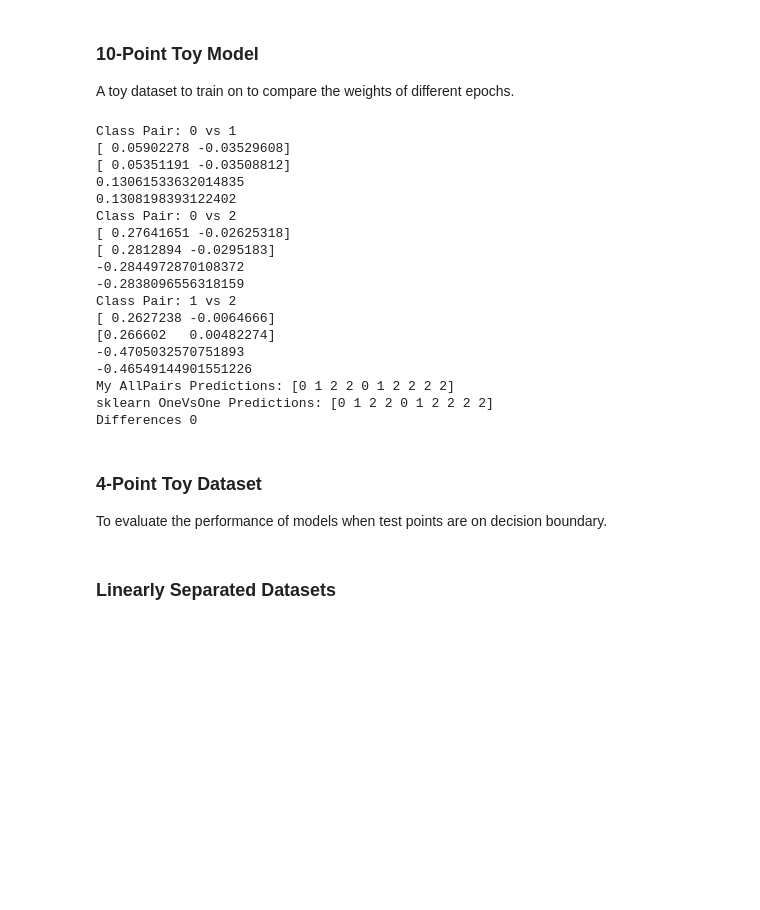
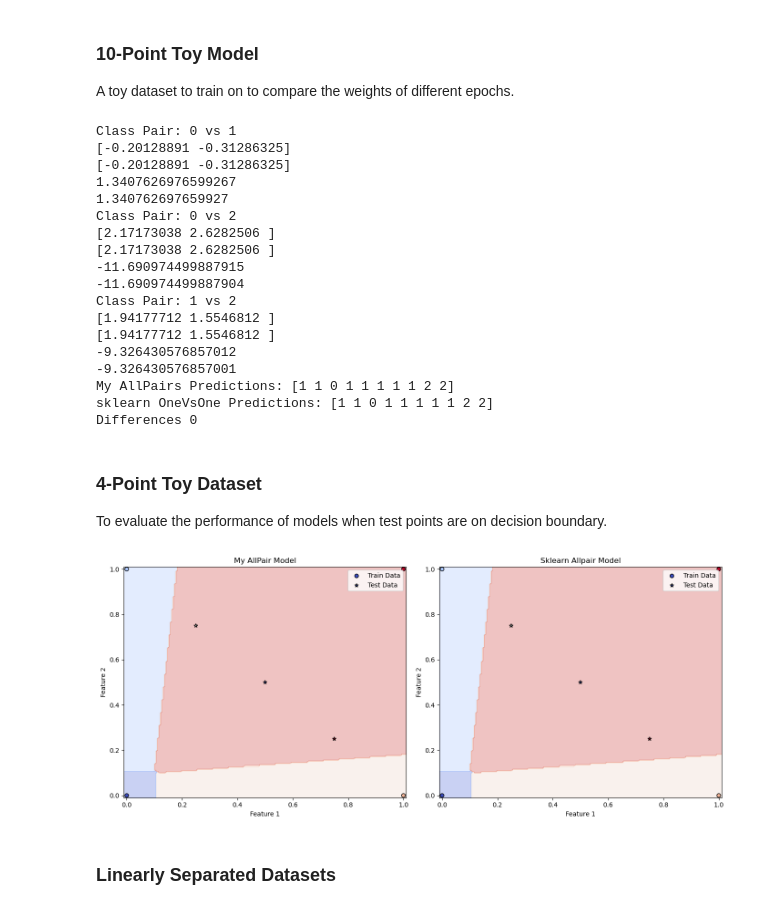
Before and after one commit to hyukahn16/data2060-final-project, a Jupyter notebook: project.ipynb, the cells around one changed output. Saved outputs shown, nothing was run; the diff lists cells and outputs as text; code cells hidden in the pictures; blank space fills up the shorter version.

Commit message:
update tie breaker strategy in Allpairs, fix test

```diff
--- a/project.ipynb
+++ b/project.ipynb
@@ -688,7 +679,7 @@ Y = np.array([0,0,0,1,1,1,1,2,2,2])
 n_classes = len(np.unique(Y))
 
 # Initialize models:
-train_epochs = 10000
+train_epochs = 100
 lr = 0.01
 my_model = OnevsAll(n_classes, epochs=train_epochs, lr=lr)
 
@@ -839,7 +830,6 @@ import matplotlib.pyplot as plt
 from sklearn.datasets import make_classification
 from sklearn.multiclass import OneVsOneClassifier
 # Testing models using OneVsOneClassifier from Scikit-learn (2024)
-from sklearn.svm import LinearSVC
 
 def CheckPlot_AllPairs(X_train, Y_train, X_test, Y_test, lr, num_epochs):
     X_train_bias = np.c_[X_train, np.ones(X_train.shape[0])]
@@ -847,9 +837,10 @@ def CheckPlot_AllPairs(X_train, Y_train, X_test, Y_test, lr, num_epochs):
 
     # initialize model
     n_classes = len(np.unique(Y_train))
-    my_model = AllPairs(n_classes=n_classes, conv_threshold=0.001,
-                        batch_size=1, epochs=num_epochs, lr=lr)
-    sklearn_model = OneVsOneClassifier(LinearSVC(random_state=0))
+    my_model = AllPairs(n_classes=n_classes, batch_size=1, epochs=num_epochs, lr=lr)
+
+    estimator = get_estimator(num_epochs, lr)
+    sklearn_model = OneVsOneClassifier(estimator)
 
     my_model.train(X_train_bias, Y_train)
     sklearn_model.fit(X_train, Y_train)
@@ -916,11 +907,7 @@ from sklearn.multiclass import OneVsOneClassifier
 from sklearn.linear_model import SGDClassifier
 # Testing models using OneVsOneClassifier from Scikit-learn (2024)
 # Testing models using SGDClassifier from Scikit-learn (2024)
-
-random_state = np.random.RandomState(0)
-MAX_INT = np.iinfo(np.int32).max
-seed = random_state.randint(MAX_INT)
-np.random.seed(seed)
+np.random.seed(0)
 
 X = np.array([[0,4], [0,3], [5,0], [4,1], [0,5], [1,0], [2,1], [3,2], [4,3], [5,4]])
 X_bias = np.array([[0,4,1], [0,3,1], [5,0,1], [4,1,1], [0,5,1], [1,0,1], [2,1,1], [3,2,1], [4,3,1], [5,4,1]])
@@ -928,7 +915,7 @@ Y = np.array([0,0,0,1,1,1,1,2,2,2])
 n_classes = len(np.unique(Y))
 
 
-train_epochs = 50
+train_epochs = 10000
 lr = 0.01
 my_model = AllPairs(n_classes, batch_size=1, epochs=train_epochs, lr=lr)
 my_model.train(X_bias, Y)
@@ -964,22 +951,22 @@ print("sklearn OneVsOne Predictions:", sklearn_predictions)
 print('Differences', np.sum(np.abs(np.array(predictions) - sklearn_predictions)))
 # %% [output]
 Class Pair: 0 vs 1
-[ 0.05902278 -0.03529608]
-[ 0.05351191 -0.03508812]
-0.13061533632014835
-0.1308198393122402
+[-0.20128891 -0.31286325]
+[-0.20128891 -0.31286325]
+1.3407626976599267
+1.340762697659927
 Class Pair: 0 vs 2
-[ 0.27641651 -0.02625318]
-[ 0.2812894 -0.0295183]
--0.2844972870108372
--0.2838096556318159
+[2.17173038 2.6282506 ]
+[2.17173038 2.6282506 ]
+-11.690974499887915
+-11.690974499887904
 Class Pair: 1 vs 2
-[ 0.2627238 -0.0064666]
-[0.266602   0.00482274]
--0.4705032570751893
--0.46549144901551226
-My AllPairs Predictions: [0 1 2 2 0 1 2 2 2 2]
-sklearn OneVsOne Predictions: [0 1 2 2 0 1 2 2 2 2]
+[1.94177712 1.5546812 ]
+[1.94177712 1.5546812 ]
+-9.326430576857012
+-9.326430576857001
+My AllPairs Predictions: [1 1 0 1 1 1 1 1 2 2]
+sklearn OneVsOne Predictions: [1 1 0 1 1 1 1 1 2 2]
 Differences 0
 # %% [markdown]
 ### 4-Point Toy Dataset
@@ -988,7 +975,9 @@ To evaluate the performance of models when test points are on decision boundary.
 # %%
 np.random.seed(0)
 #check
-CheckPlot_OnevsAll(X7_train, Y7_train, X7_test, Y7_test, 0.01, 100)
+CheckPlot_AllPairs(X7_train, Y7_train, X7_test, Y7_test, 0.01, 100)
+# %% [output]
+[figure, added]
 # %% [markdown]
 ### Linearly Separated Datasets
 # %%
```
Also changed, not shown: parts of 8 cells of this notebook.
